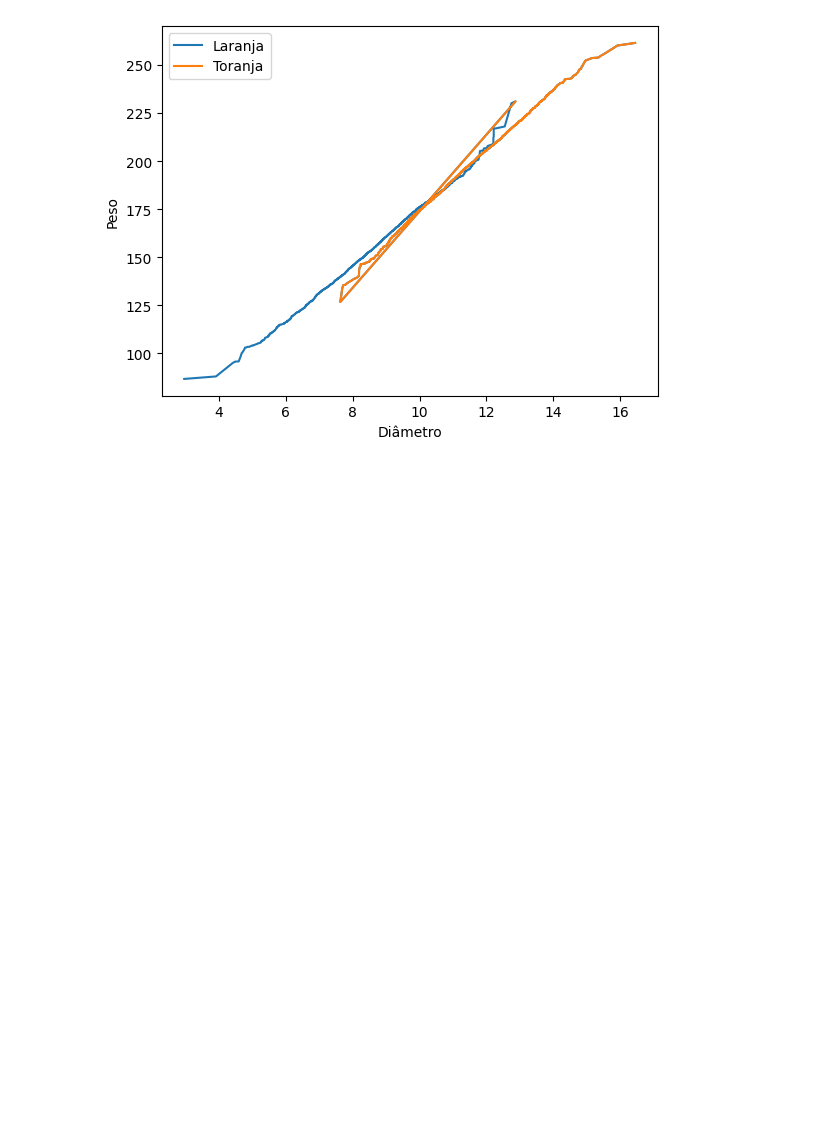
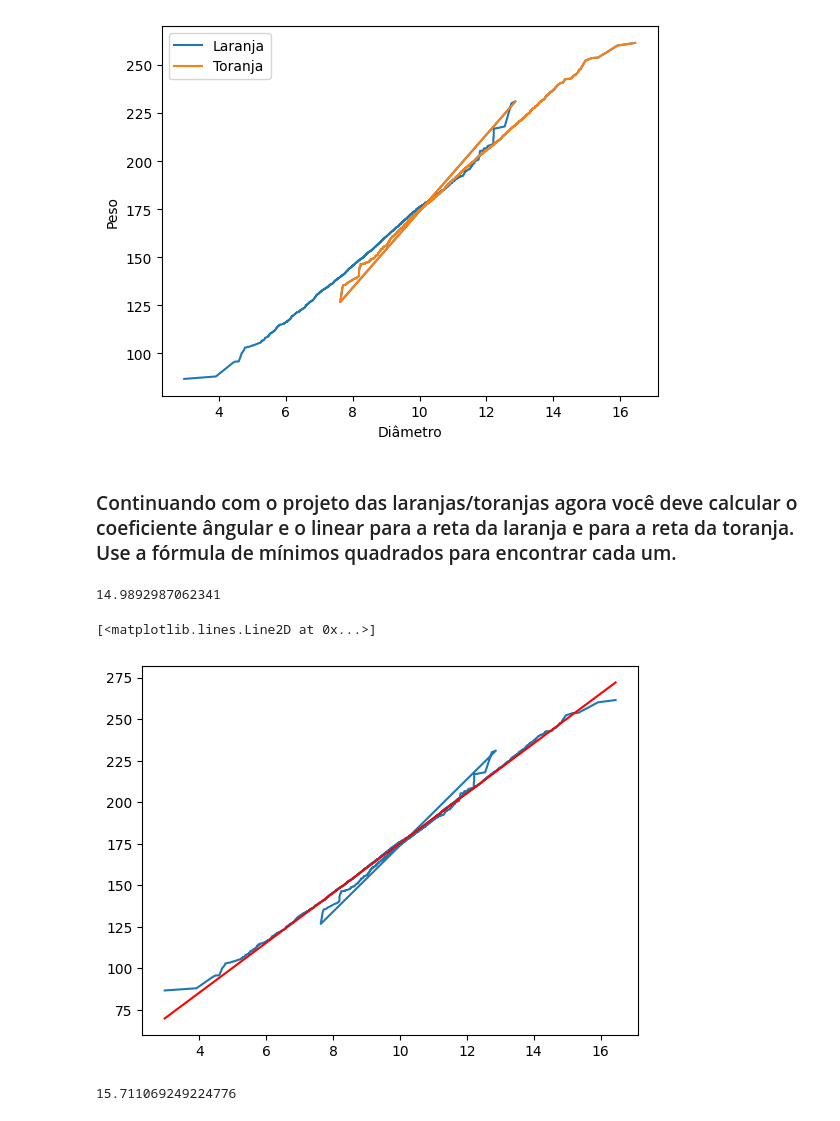
Before and after one commit to phfarath/Python-Projects, a Jupyter notebook: DataScience/Aprendendo/Numpy/ConhecendoNumpy/Exercicios.ipynb, the cells around one changed output. Saved outputs shown, nothing was run; the diff lists cells and outputs as text; code cells hidden in the pictures; blank space fills up the shorter version.

```diff
--- a/DataScience/Aprendendo/Numpy/ConhecendoNumpy/Exercicios.ipynb
+++ b/DataScience/Aprendendo/Numpy/ConhecendoNumpy/Exercicios.ipynb
@@ -20,3 +20,25 @@ plt.legend()
 plt.show()
 # %% [output]
 [figure]
+# %% [markdown]
+### Continuando com o projeto das laranjas/toranjas agora você deve calcular o coeficiente ângular e o linear para a reta da laranja e para a reta da toranja. Use a fórmula de mínimos quadrados para encontrar cada um.
+# %%
+Y_lar = peso_laranja
+X_lar = diametro_laranja
+n_lar = np.size(peso_laranja)
+# %%
+a_laranja = (n_lar*np.sum(X_lar*Y_lar) - np.sum(X_lar)*np.sum(Y_lar))/(n_lar*np.sum(X_lar**2) - np.sum(X_lar)**2)
+a_laranja
+# %% [output]
+14.9892987062341
+# %%
+b_laranja = np.mean(Y_lar)- a_laranja*np.mean(X_lar)
+# %%
+y_lar = a_laranja*X_lar + b_laranja
+# %%
+regressao_laranja = np.linalg.norm(peso_laranja-y_lar)
+plt.plot(diametro_laranja, peso_laranja, label='Laranja')
+plt.plot(X_lar,y_lar, color='red')
+# %% [output]
+[<matplotlib.lines.Line2D at 0x...>]
+[figure, added]
@@ -22,0 +49,5 @@ plt.show()
+# %%
+a_tor = (n_tor*np.sum(X_tor*Y_tor) - np.sum(X_tor)*np.sum(Y_tor))/(n_tor*np.sum(X_tor**2) - np.sum(X_tor)**2)
+a_tor
+# %% [output]
+15.711069249224776
```
Also changed, not shown: parts of 9 cells of this notebook, 10 other files.
